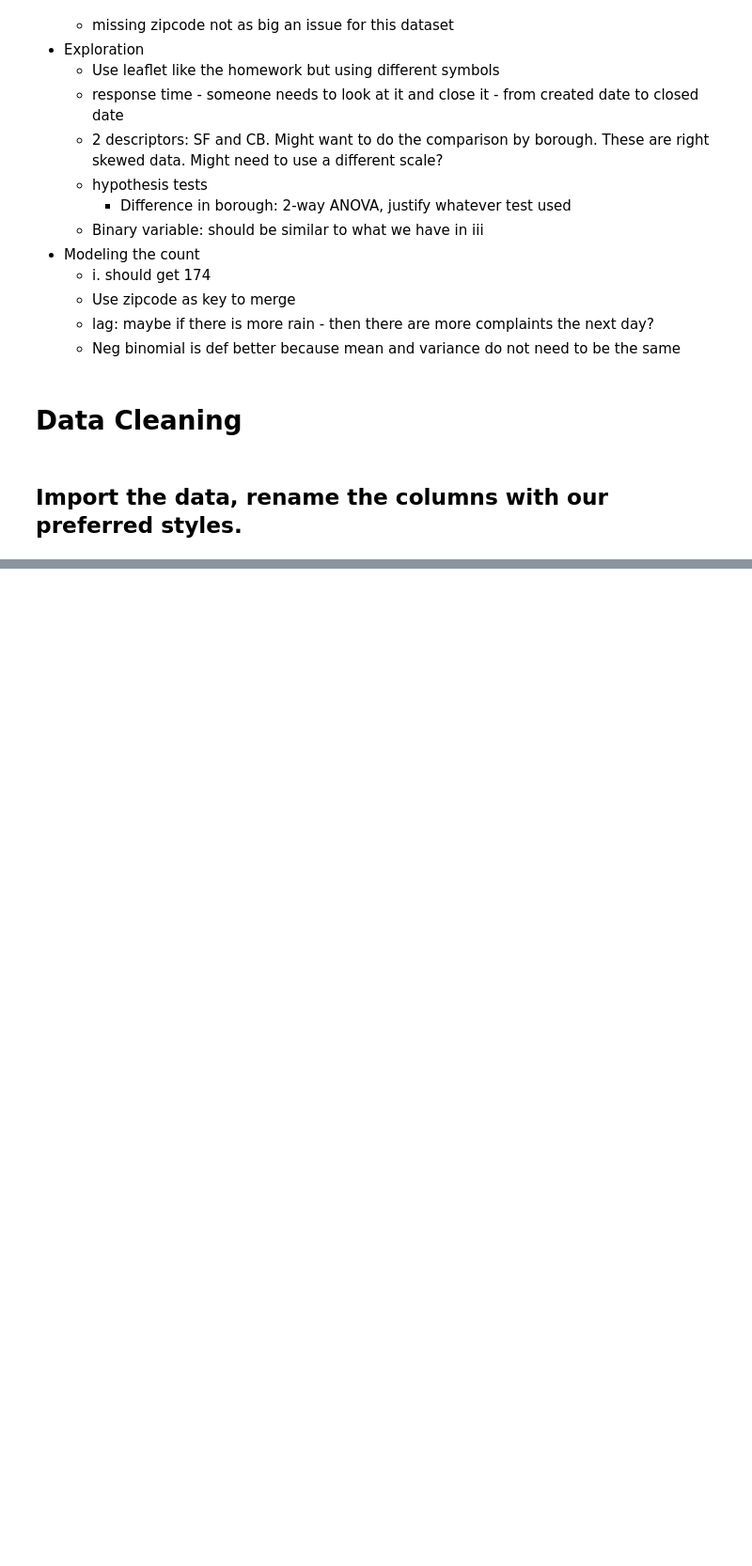
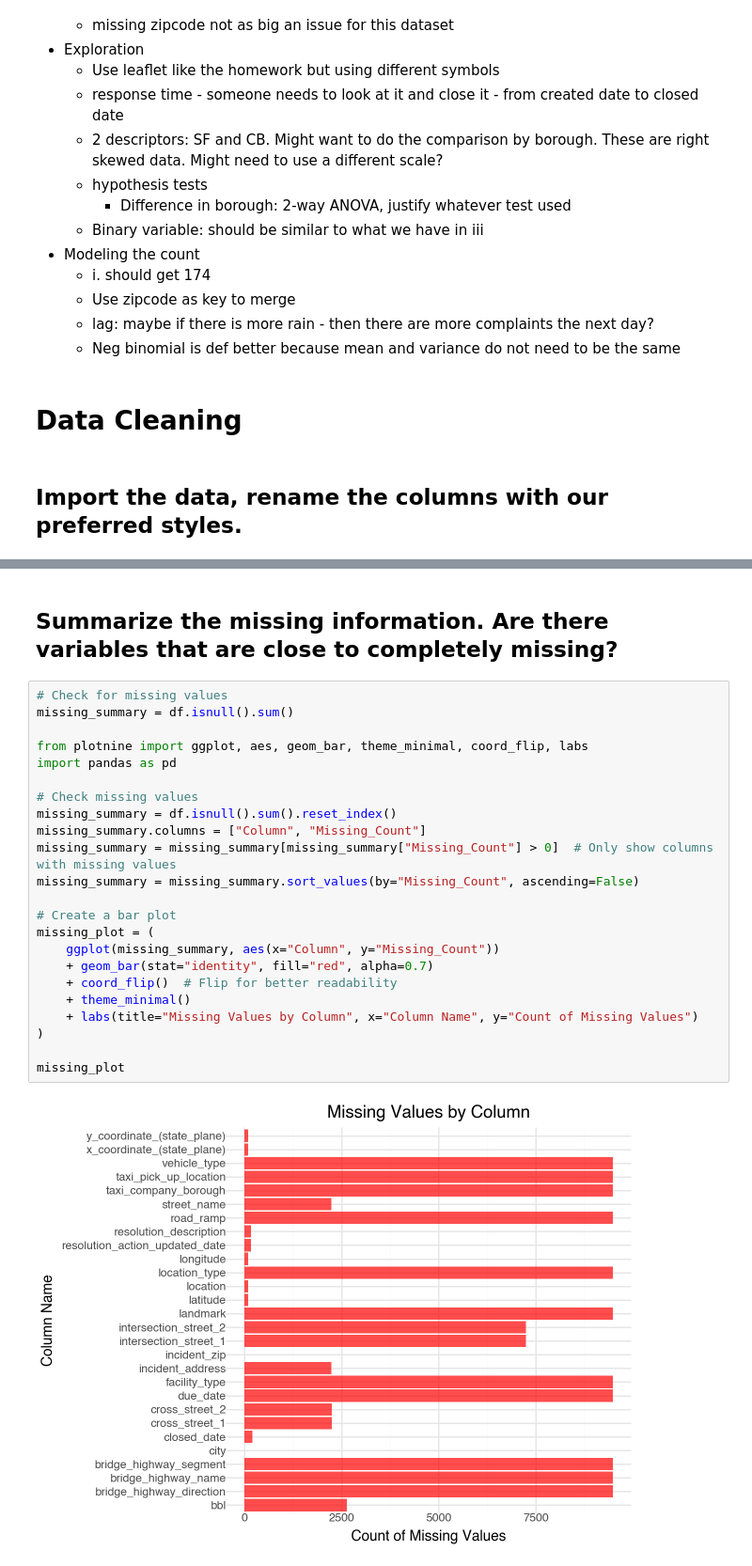
Before and after one commit to ids25s/mid-term-project-alyssahorn, a Jupyter notebook: midterm.ipynb, the cells around one changed output, grey strips where cells are left out. Shown: that part at 94% size. Saved outputs shown, nothing was run; the diff lists cells and outputs as text; blank space fills up the shorter version.

```diff
--- a/midterm.ipynb
+++ b/midterm.ipynb
@@ -56,3 +54,30 @@ df.head()
 | 3 | 63581809 | 12/31/2024 10:35:00 PM | 01/01/2025 11:20:00 AM | DEP | Department of Environmental Prote... | Sewer | Street Flooding (SJ) | ... |
 | 4 | 63578460 | 12/31/2024 10:11:00 PM | 01/02/2025 12:45:00 PM | DEP | Department of Environmental Prote... | Sewer | Catch Basin Clogged/Flooding (Use... | ... |
 5 rows × 41 columns
+# %% [markdown]
+## Summarize the missing information. Are there variables that are close to completely missing?
+# %%
+# Check for missing values
+missing_summary = df.isnull().sum()
+
+from plotnine import ggplot, aes, geom_bar, theme_minimal, coord_flip, labs
+import pandas as pd
+
+# Check missing values
+missing_summary = df.isnull().sum().reset_index()
+missing_summary.columns = ["Column", "Missing_Count"]
+missing_summary = missing_summary[missing_summary["Missing_Count"] > 0]  # Only show columns with missing values
+missing_summary = missing_summary.sort_values(by="Missing_Count", ascending=False)
+
+# Create a bar plot
+missing_plot = (
+    ggplot(missing_summary, aes(x="Column", y="Missing_Count"))
+    + geom_bar(stat="identity", fill="red", alpha=0.7)
+    + coord_flip()  # Flip for better readability
+    + theme_minimal()
+    + labs(title="Missing Values by Column", x="Column Name", y="Count of Missing Values")
+)
+
+missing_plot
+# %% [output]
+[figure, added]
```
Also changed, not shown: parts of 7 cells of this notebook.
